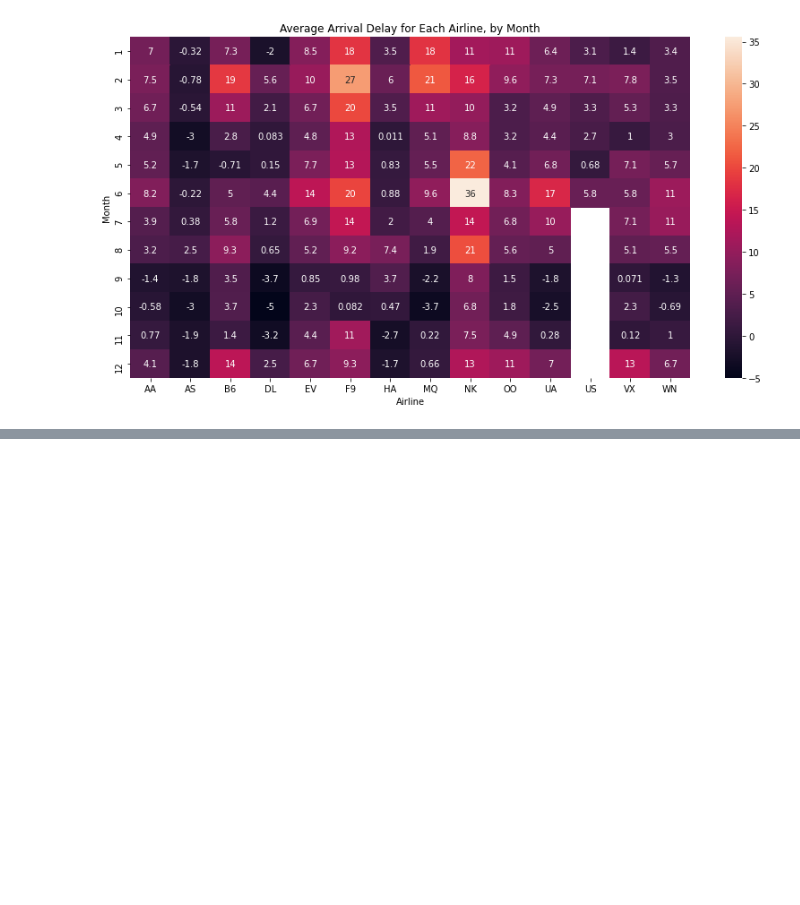
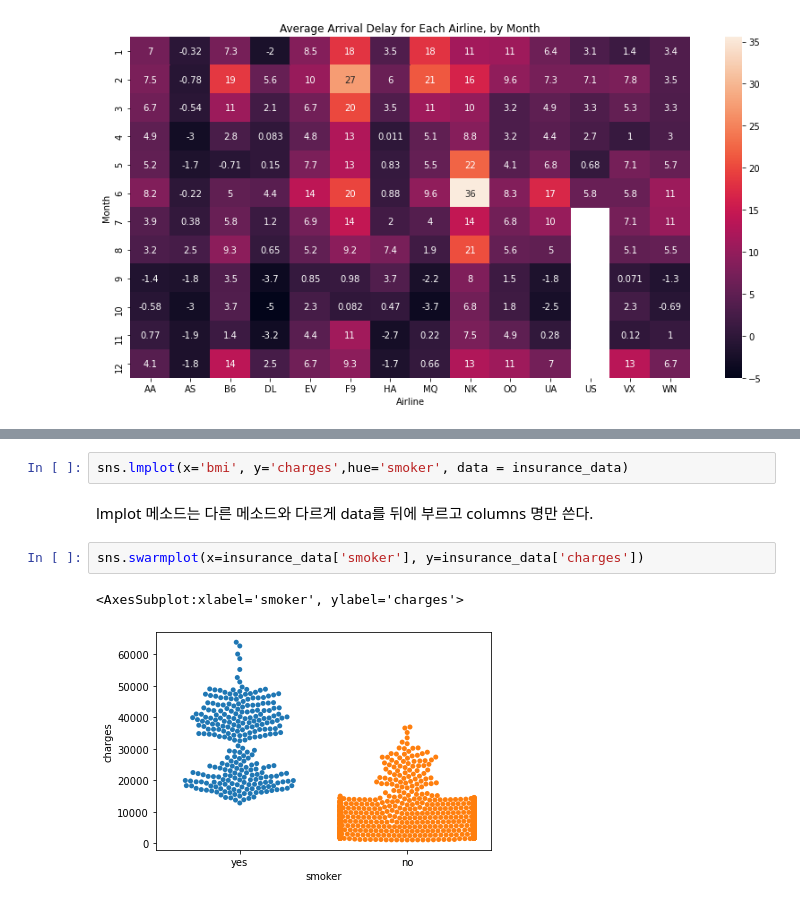
Before and after one commit to yangoos57/dataStudy, a Jupyter notebook: kaggle/courses/Data Visualization/Datavisualization.ipynb, the cells around one changed output, grey strips where cells are left out. Drawn from its saved outputs; the diff is of its cells as text; blank space fills up the shorter version.

```diff
--- a/kaggle/courses/Data Visualization/Datavisualization.ipynb
+++ b/kaggle/courses/Data Visualization/Datavisualization.ipynb
@@ -136,0 +158,9 @@ KeyError: '12'
+# %%
+sns.lmplot(x='bmi', y='charges',hue='smoker', data = insurance_data)
+# %% [markdown]
+lmplot 메소드는 다른 메소드와 다르게 data를 뒤에 부르고 columns 명만 쓴다.
+# %%
+sns.swarmplot(x=insurance_data['smoker'], y=insurance_data['charges'])
+# %% [output]
+<AxesSubplot:xlabel='smoker', ylabel='charges'>
+[figure, added]
```
Also changed, not shown: parts of 6 cells of this notebook, 1 other file.
